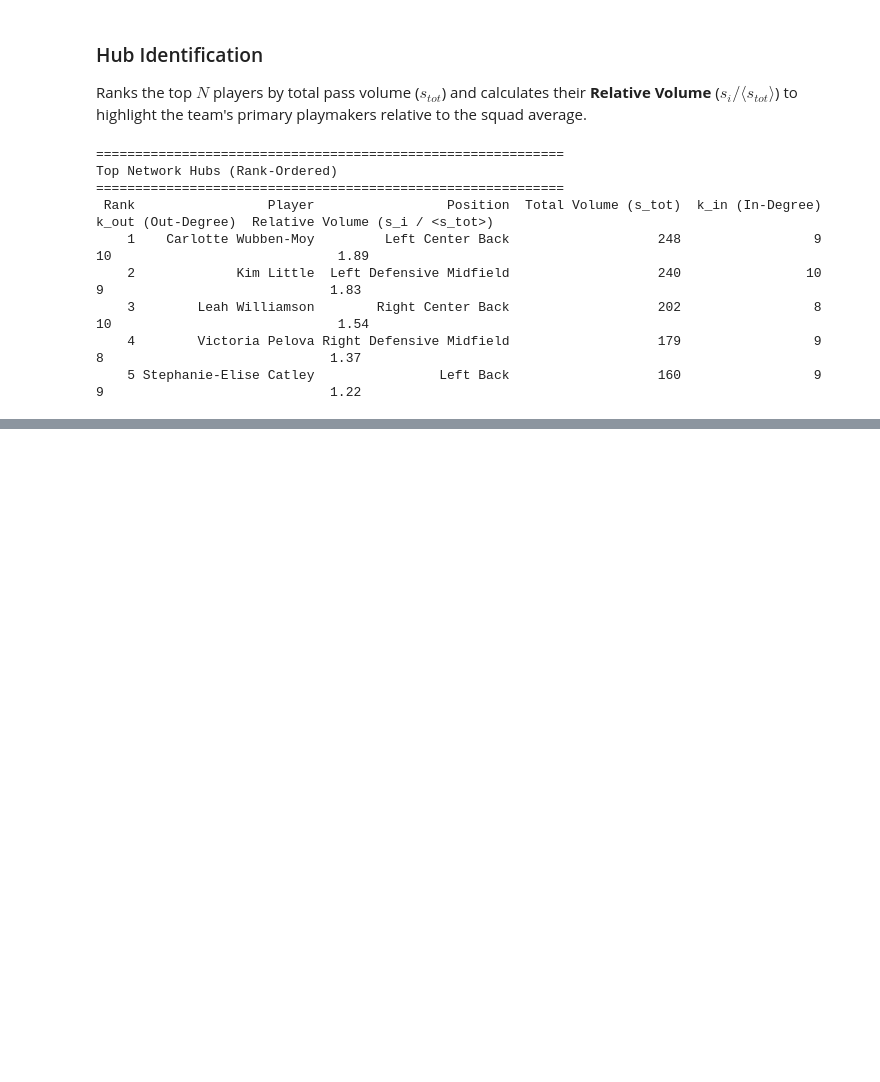
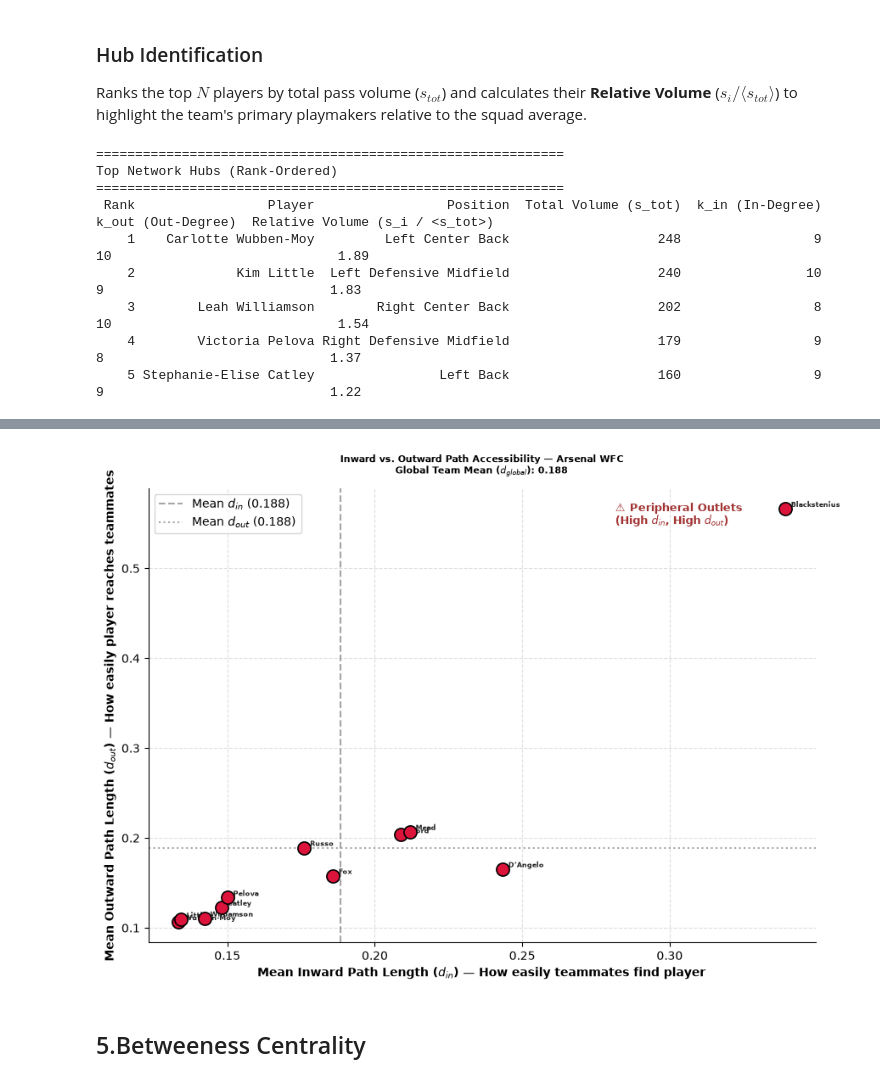
Before and after one commit to LukeBirkett/study-planner, a Jupyter notebook: 981G5_Network_Science/assessment/code/notebook_1.ipynb, the cells around one changed output, grey strips where cells are left out. Drawn from its saved outputs; the diff is of its cells as text; code cells hidden in the pictures; blank space fills up the shorter version.

```diff
--- a/981G5_Network_Science/assessment/code/notebook_1.ipynb
+++ b/981G5_Network_Science/assessment/code/notebook_1.ipynb
@@ -438,0 +512,16 @@ Top Network Hubs (Rank-Ordered)
+# %%
+import matplotlib.pyplot as plt
+import seaborn as sns
+
+# ==============================================================================
+# EXECUTION
+# ==============================================================================
+hp.plot_path_length_scatterplot(
+    player_path_df=player_path_df,
+    d_global=d_global_arsenal,
+    team_name=G_highest.graph.get('team_name', 'Team')
+)
+# %% [output]
+[figure, added]
+# %% [markdown]
+## 5.Betweeness Centrality
```
Also changed, not shown: parts of 10 cells of this notebook, 2 other files.
